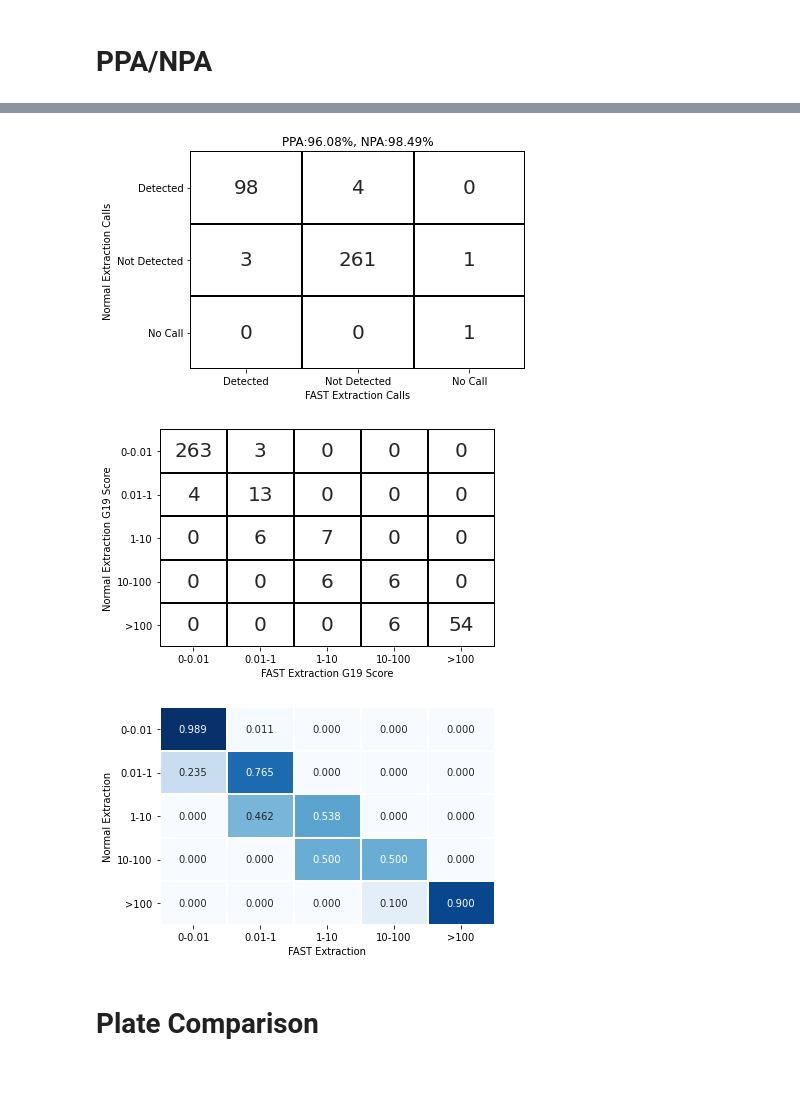
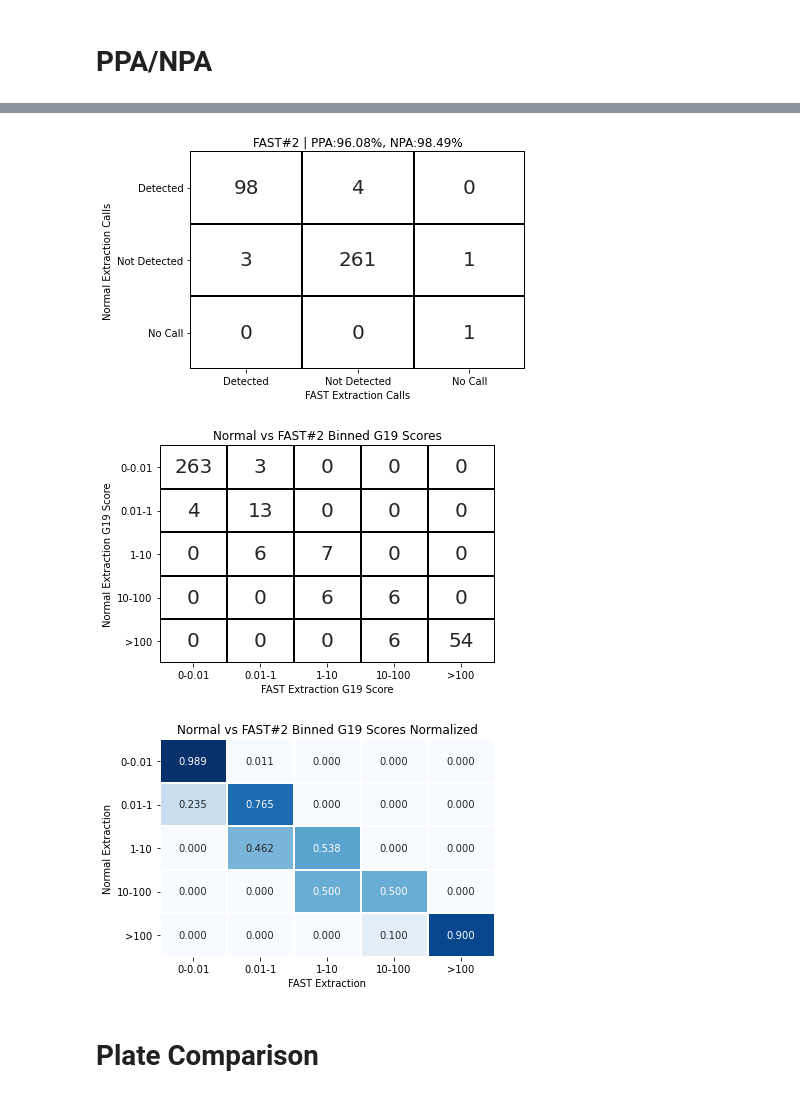
Before and after one commit to gh-bshih/g19_analysis, a Jupyter notebook: 201217_FastConcordance#2.ipynb, the cells around one changed output, grey strips where cells are left out. Saved outputs shown, nothing was run; the diff lists cells and outputs as text; code cells hidden in the pictures.

Commit message:
added plot titles to all plots

```diff
--- a/201217_FastConcordance#2.ipynb
+++ b/201217_FastConcordance#2.ipynb
@@ -107,42 +107,46 @@ ax.set_ylabel('Normal Extraction Calls')
 
 a,b,c,d,e,f,g,h,i = cf_matrix.ravel()
 
-plt.title(f'PPA:{(a*100/(a+b+c)):.2f}%, NPA:{(e*100/(d+e+f)):.2f}%')
+plt.title(f'FAST#2 | PPA:{(a*100/(a+b+c)):.2f}%, NPA:{(e*100/(d+e+f)):.2f}%')
 
 plt.yticks(rotation=0)
 plt.show()
 # %% [output]
-[figure, old version]
+[figure, new version]
 # %%
 true_calls = list(combined.category_norm.values)
 fast_calls = list(combined.category_fast.values)
 
 cf_matrix = metrics.confusion_matrix(true_calls, fast_calls, labels=labels)
 ax = sns.heatmap(cf_matrix, cmap=ListedColormap(['white']),
                  annot=True, annot_kws={"size": 20}, fmt='d',
                  cbar=False, linewidths=1, linecolor='black')
 
 ax.set_xticklabels(labels)
 ax.set_yticklabels(labels)
 ax.set_xlabel('FAST Extraction G19 Score')
 ax.set_ylabel('Normal Extraction G19 Score')
 
+plt.title('Normal vs FAST#2 Binned G19 Scores')
+
 plt.yticks(rotation=0)
 plt.show()
 
 cf_matrix = metrics.confusion_matrix(true_calls, fast_calls, normalize='true')
 ax2 = sns.heatmap(cf_matrix, cmap='Blues', annot=True,
                   linewidths=1, fmt='.3f', cbar=False)
 ax2.set_xticklabels(labels)
 ax2.set_yticklabels(labels)
 ax2.set_xlabel('FAST Extraction')
 ax2.set_ylabel('Normal Extraction')
 
+plt.title('Normal vs FAST#2 Binned G19 Scores Normalized')
+
 plt.yticks(rotation=0)
 plt.show()
 # %% [output]
-[figure, old version]
+[figure, new version]
-[figure, old version]
+[figure, new version]
 # %% [markdown]
 # Plate Comparison
 # %%
```
Also changed, not shown: parts of 2 cells of this notebook, 3 other files.
